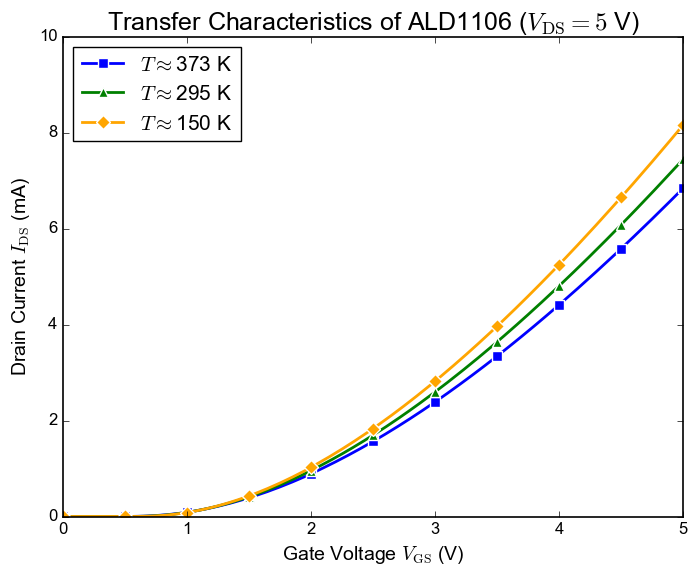
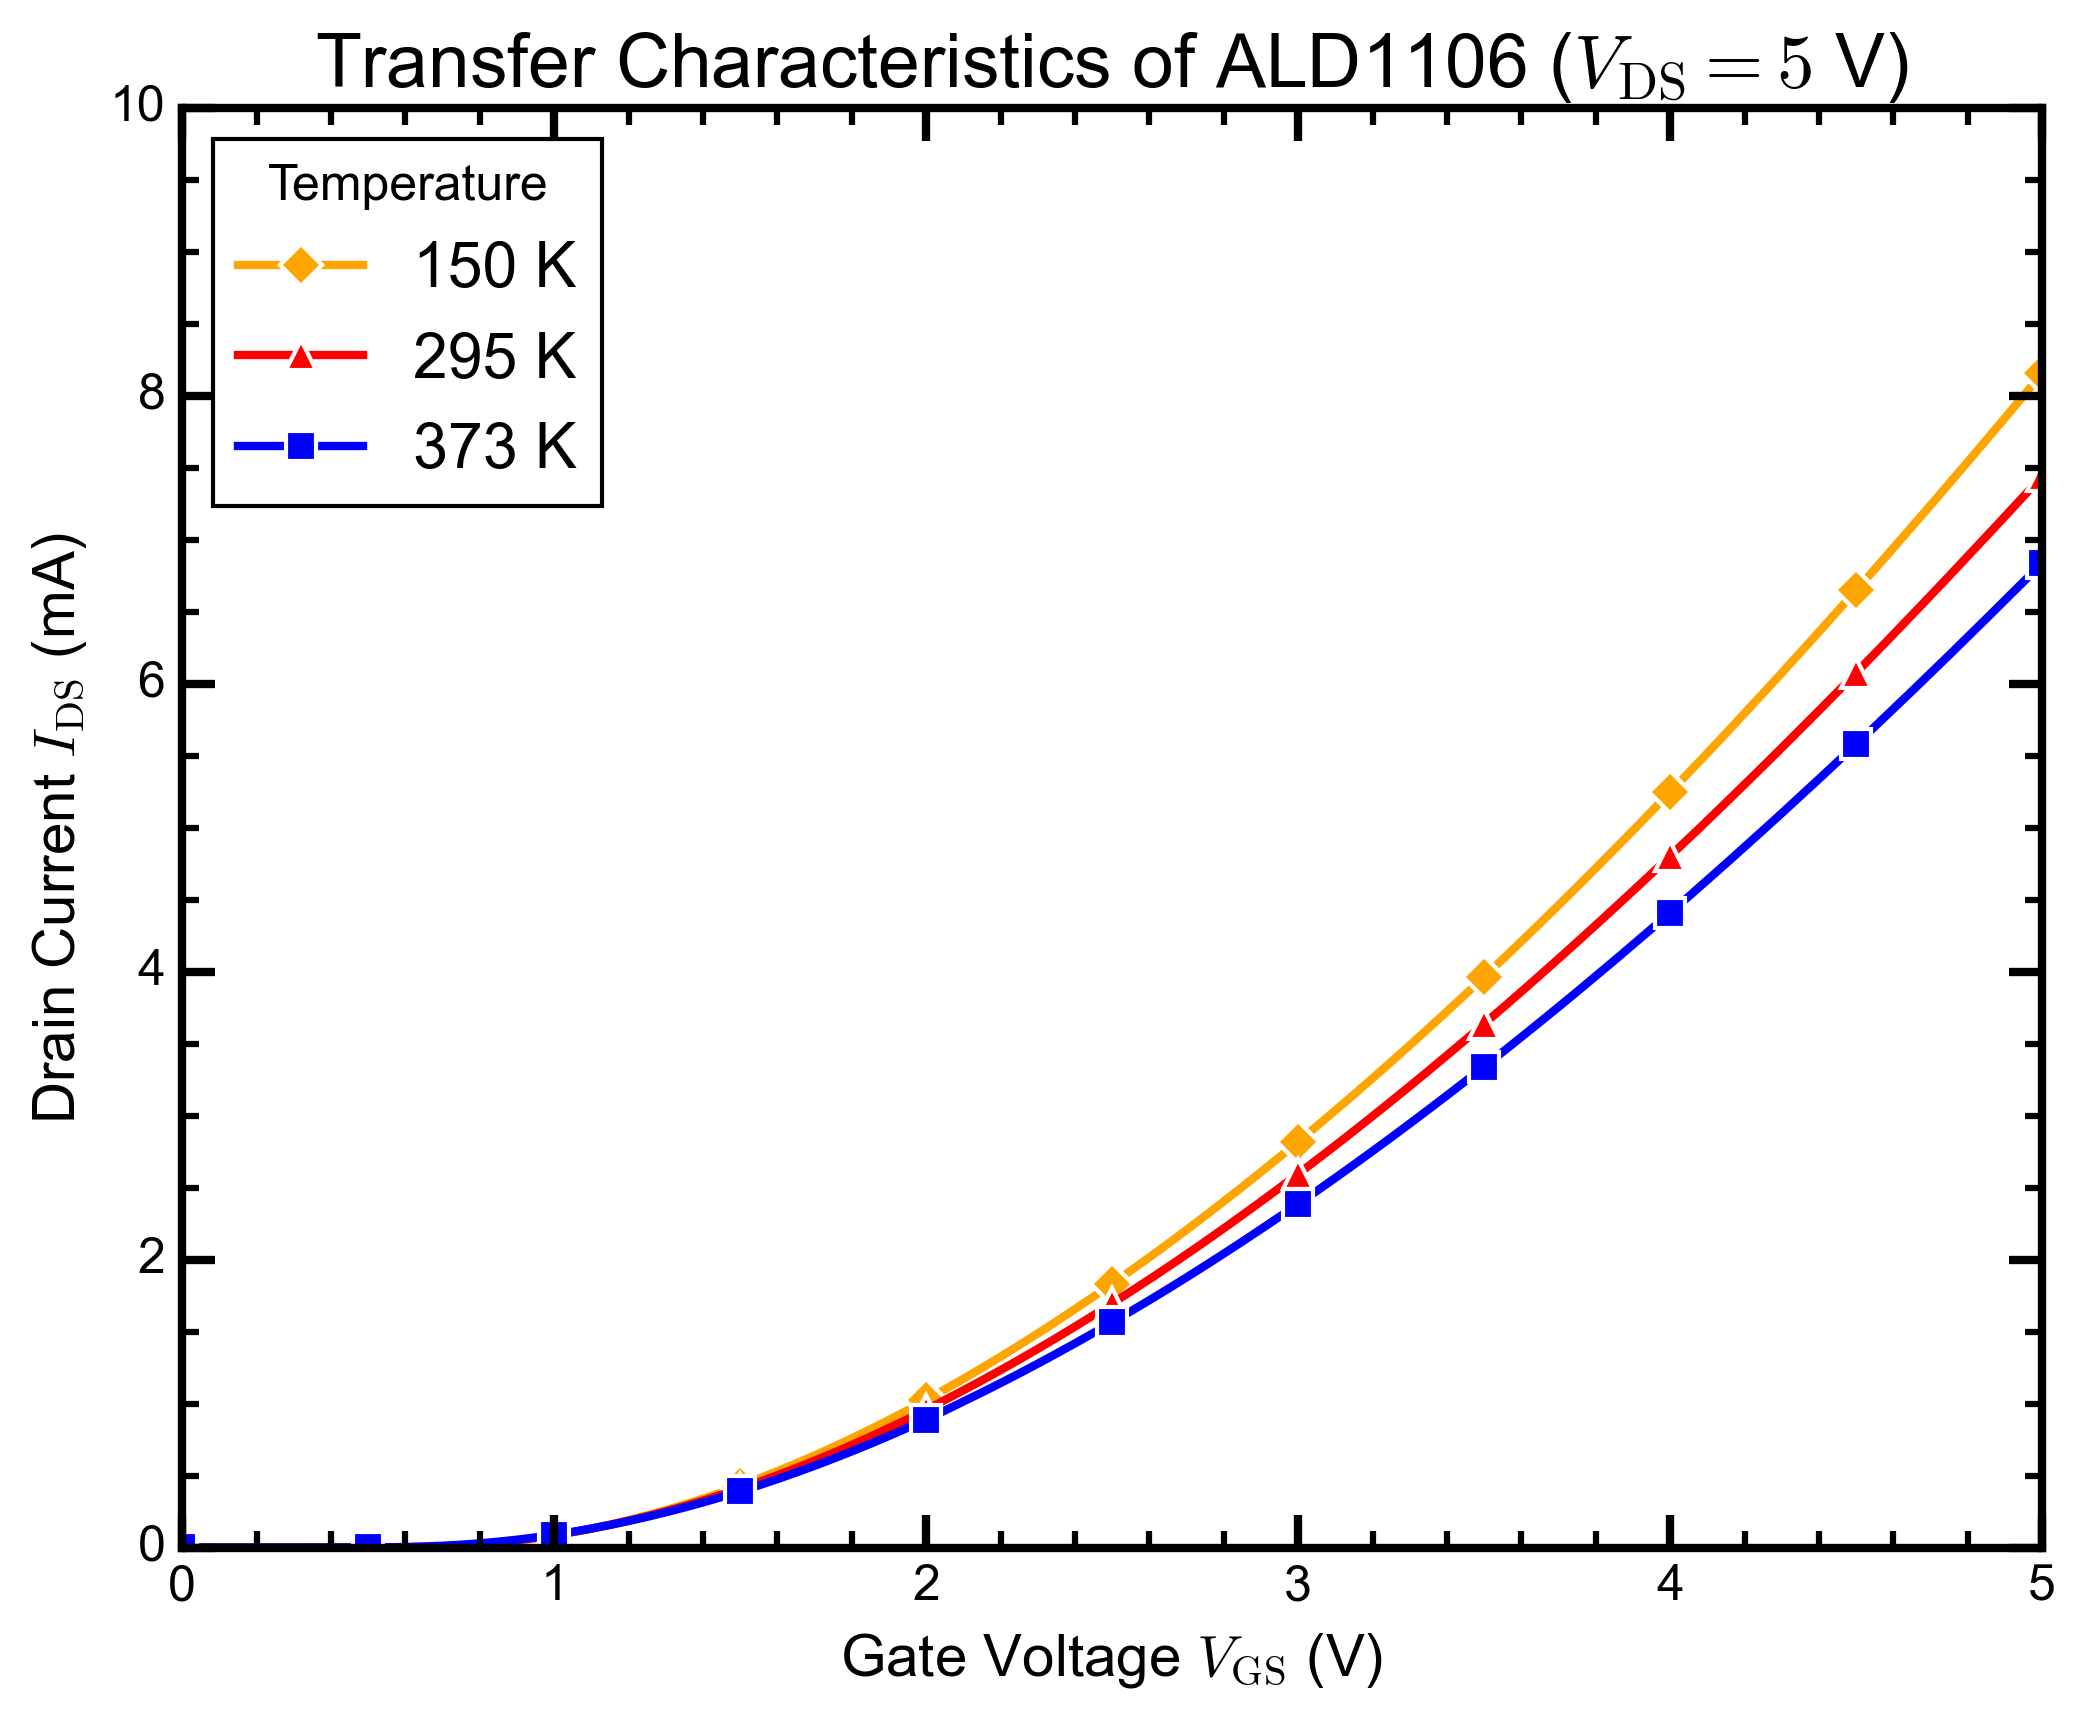
Unified diff of the notebook cell whose output changed from the first chart to the second:
--- before
+++ after
@@ -1,11 +1,11 @@
 datasets_IDS_VGS = [
+    ("150 K", data6, 'orange', 'D', 10),
+    ("295 K", data4, 'red', '^', 50),
     ("373 K", data5, 'blue', 's', 10),
-    ("295 K", data4, 'green', '^', 50),
-    ("150 K", data6, 'orange', 'D', 10),
 ]
 for label, data, color, marker, markevery in datasets_IDS_VGS:
     V_GS = data[:, 0]
     I_DS = data[:, 1]
-    plt.plot(V_GS, I_DS*1e3, lw=2, label=r"$T \approx $" + label, color=color, marker=marker, linestyle='-', markevery=markevery,markeredgecolor="white", markeredgewidth=1, markersize=7)
+    plt.plot(V_GS, I_DS*1e3, lw=2, label=label, color=color, marker=marker, linestyle='-', markevery=markevery,markeredgecolor="white", markeredgewidth=1, markersize=7)
 
 plt.xlabel(r"Gate Voltage $V_\text{GS}$ (V)", fontsize=14)
@@ -13,6 +13,6 @@
 plt.ylim(0, 10)
 plt.xlim(0, 5)
-plt.title(r"Transfer Characteristics of ALD1106 ($V_\text{DS} = 5$ V)", fontsize=15)
-plt.legend(frameon=True, loc='upper left', numpoints=1, fontsize=15)
-# plt.savefig("transfer_characteristics.eps", format='eps', bbox_inches='tight')
+plt.title(r"Transfer Characteristics of ALD1106 ($V_\text{DS} = 5$ V)", fontsize=18)
+plt.legend(frameon=True, title="Temperature", loc='upper left', numpoints=1, fontsize=15)
+# plt.savefig("transfer_temp.eps", format='eps', bbox_inches='tight')
 plt.show()

Commit: update